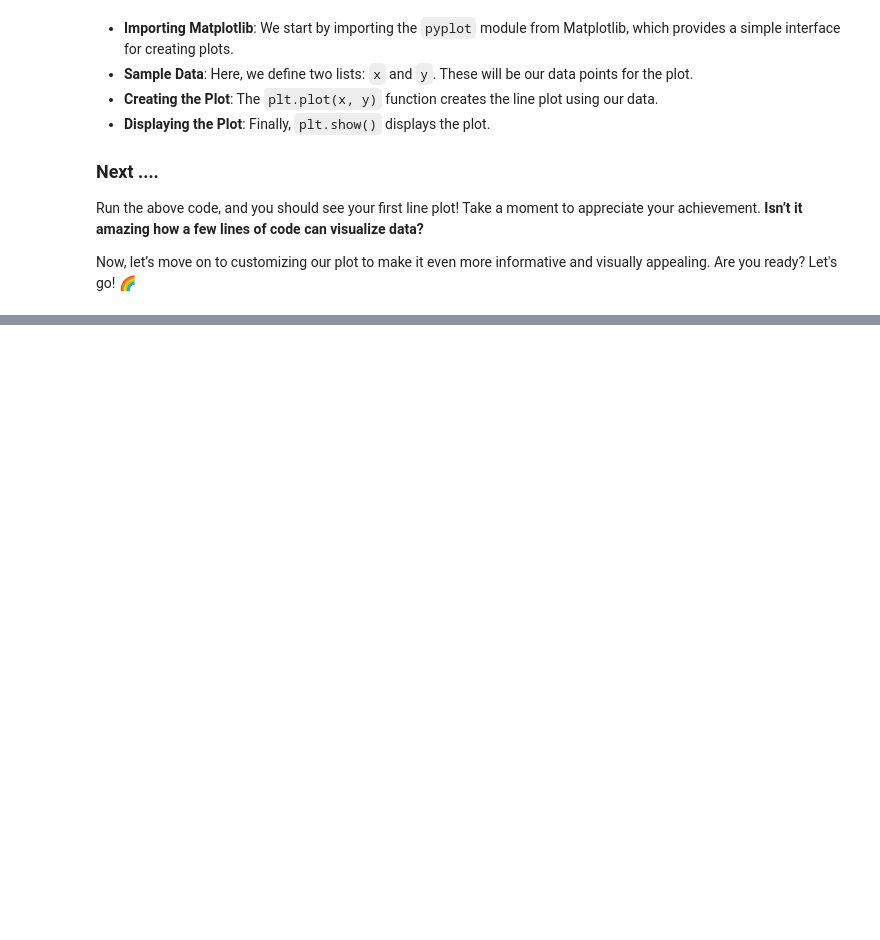
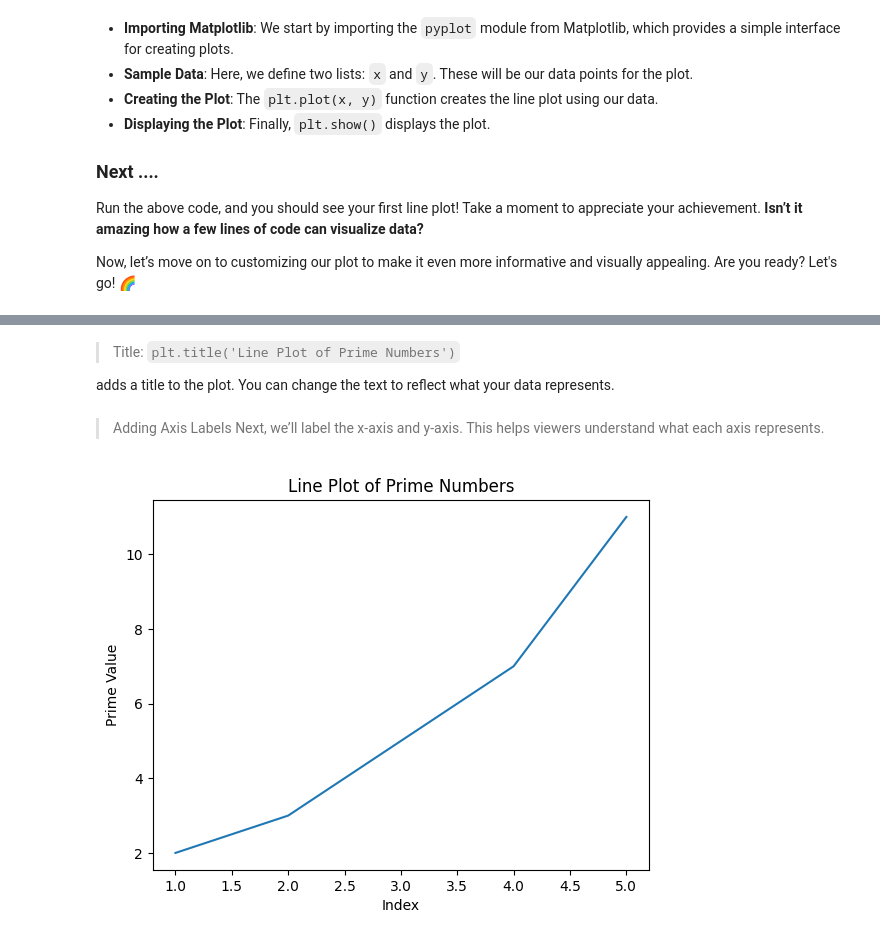
Before and after one commit to rubydamodar/PlotPro-Mastering-Matplotlib, a Jupyter notebook: Scripts/LINEPLOT.ipynb, the cells around one changed output, grey strips where cells are left out. Cells and saved outputs as stored; diff of their text form; code cells hidden in the pictures; blank space fills up the shorter version.

```diff
--- a/Scripts/LINEPLOT.ipynb
+++ b/Scripts/LINEPLOT.ipynb
@@ -71,0 +143,30 @@ Now, let’s move on to customizing our plot to make it even more informative an
+# %% [markdown]
+> Title: `plt.title('Line Plot of Prime Numbers')`
+
+ adds a title to the plot. You can change the text to reflect what your data represents.
+# %% [markdown]
+> Adding Axis Labels
+Next, we’ll label the x-axis and y-axis. This helps viewers understand what each axis represents.
+# %%
+import matplotlib.pyplot as plt
+
+# Sample data
+x = [1, 2, 3, 4, 5]
+y = [2, 3, 5, 7, 11]
+
+# Creating the line plot
+plt.plot(x, y)
+
+# Adding a title
+plt.title('Line Plot of Prime Numbers')
+
+# Adding x-axis label
+plt.xlabel('Index')
+
+# Adding y-axis label
+plt.ylabel('Prime Value')
+
+# Display the plot
+plt.show()
+# %% [output]
+[figure, added]
```
Also changed, not shown: parts of 14 cells of this notebook.
